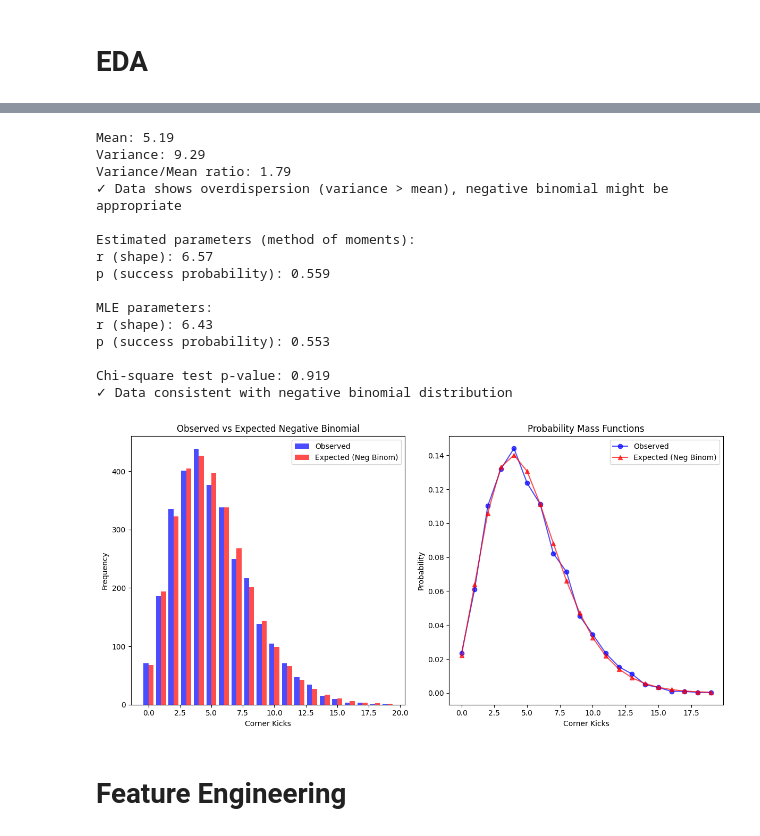
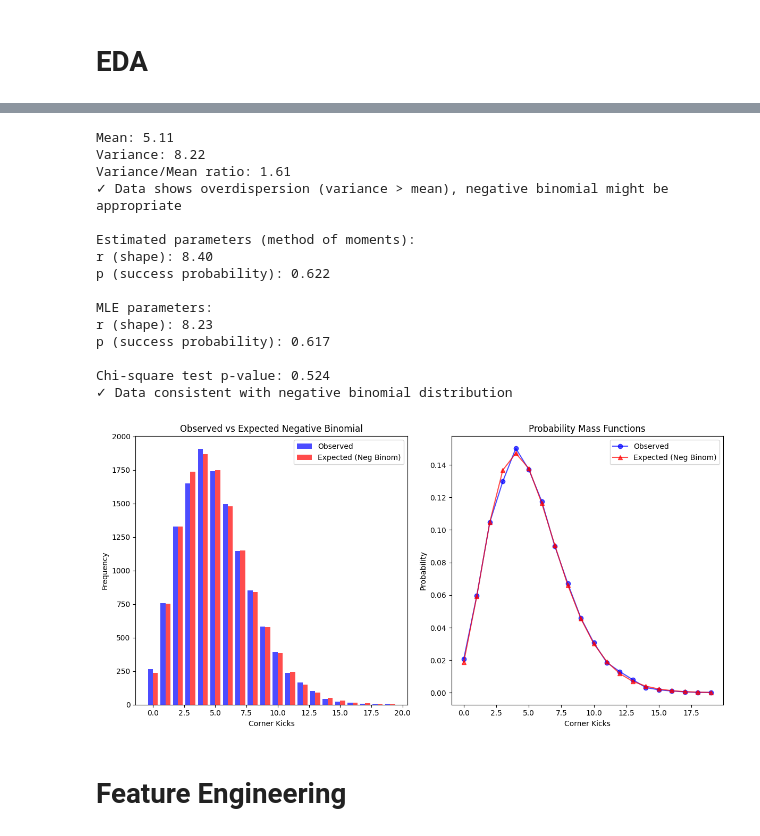
Before and after one commit to louis-porter/algobetting, a Jupyter notebook: algo/models/team_corners/xgb_team_corners.ipynb, the cells around one changed output, grey strips where cells are left out. Cells and saved outputs as stored; diff of their text form; code cells hidden in the pictures.

Commit message:
trained basic corner model with championship data

```diff
--- a/algo/models/team_corners/xgb_team_corners.ipynb
+++ b/algo/models/team_corners/xgb_team_corners.ipynb
@@ -14,16 +14,16 @@ conn = sqlite3.connect(r'C:\Users\Owner\dev\algobetting\infra\data\db\algobettin
 df = pd.read_sql_query("""
                         SELECT DISTINCT
                             f.*,
-                            ms.corner_kicks,
-                            ms.opp_corner_kicks
+                            ms.passing_corner_kicks,
+                            ms.opp_passing_corner_kicks
                         FROM
                             team_all_features_365_005 f
                         JOIN
-                            fbref_match_summary ms
+                            fbref_match_summary_v2 ms
                                 ON ms.match_url = f.match_url
                                 AND ms.team = f.team
                         WHERE
-                            f.match_date > '2017-11-01'
+                            f.team_rolling_summary_minutes IS NOT NULL
                        """, conn)
 
 df
@@ -210,43 +204,43 @@ def negative_binomial_test(data):
         # Subplot 2: Probability comparison
         plt.subplot(1, 2, 2)
         x_range = np.arange(0, max(observed.index) + 1)
         obs_probs = observed.values / observed.sum()
         exp_probs = [stats.nbinom.pmf(k, r_final, p_final) for k in x_range]
 
         plt.plot(observed.index, obs_probs, 'bo-', label='Observed', alpha=0.7)
         plt.plot(x_range, exp_probs, 'r^-', label='Expected (Neg Binom)', alpha=0.7)
         plt.xlabel('Corner Kicks')
         plt.ylabel('Probability')
         plt.title('Probability Mass Functions')
         plt.legend()
 
         plt.tight_layout()
         plt.show()
 
         return r_final, p_final
 
     else:
         print("Data doesn't show overdispersion - consider Poisson instead")
         return None, None
 
-r, p = negative_binomial_test(df["corner_kicks"])
+r, p = negative_binomial_test(df["passing_corner_kicks"])
 # %% [output]
-Mean: 5.19
-Variance: 9.29
-Variance/Mean ratio: 1.79
+Mean: 5.11
+Variance: 8.22
+Variance/Mean ratio: 1.61
 ✓ Data shows overdispersion (variance > mean), negative binomial might be appropriate
 
 Estimated parameters (method of moments):
-r (shape): 6.57
-p (success probability): 0.559
+r (shape): 8.40
+p (success probability): 0.622
 
 MLE parameters:
-r (shape): 6.43
-p (success probability): 0.553
+r (shape): 8.23
+p (success probability): 0.617
 
-Chi-square test p-value: 0.919
+Chi-square test p-value: 0.524
 ✓ Data consistent with negative binomial distribution
-[figure, old version]
+[figure, new version]
 # %% [markdown]
 # Feature Engineering
 # %%
```
Also changed, not shown: parts of 5 cells of this notebook.
